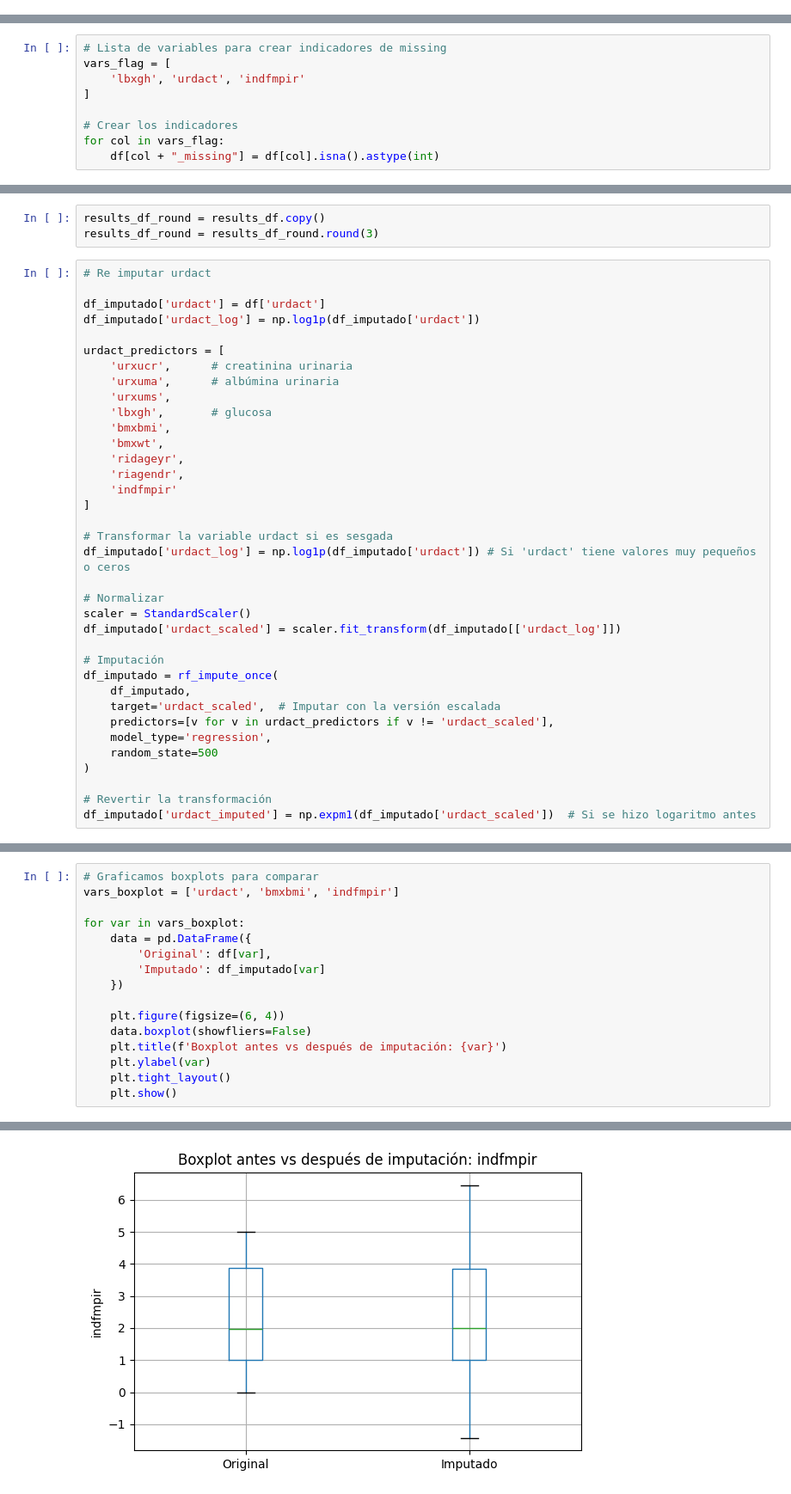
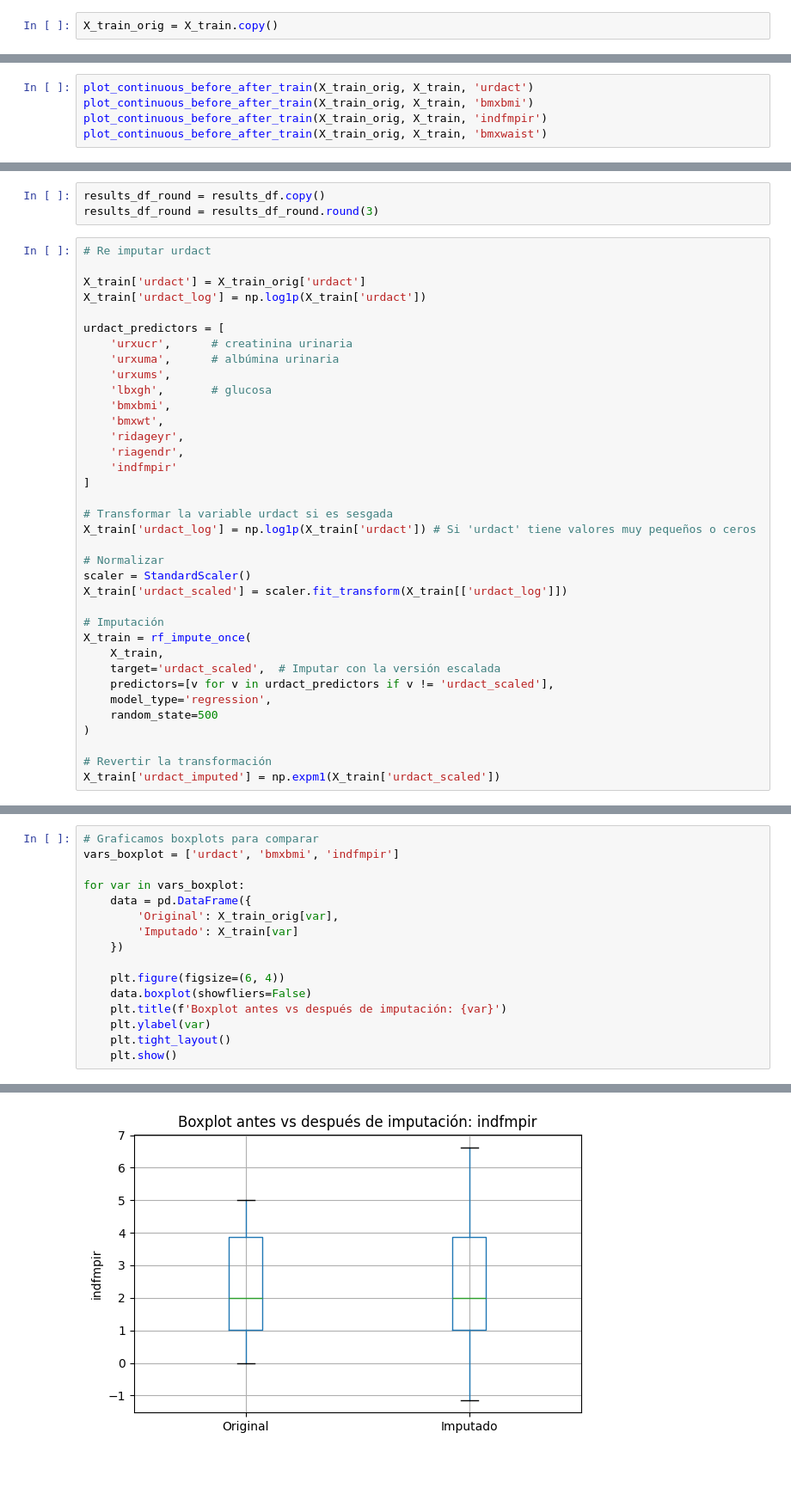
Before and after one commit to VeroMendozaI/TFM-m-todo-h-brido-para-predicci-n-de-enfermedades, a Jupyter notebook: analisis_completo.ipynb, the cells around one changed output, grey strips where cells are left out. Shown at 86% size. Saved outputs shown, nothing was run; the diff lists cells and outputs as text; blank space fills up the shorter version.

```diff
--- a/analisis_completo.ipynb
+++ b/analisis_completo.ipynb
@@ -513 +560,3 @@ for var in vars_missing_indicators:
+# %%
+X_train_orig = X_train.copy()
 # %%
@@ -609,12 +757,3 @@ plt.show()
-# %%
-# Lista de variables para crear indicadores de missing
-vars_flag = [
-    'lbxgh', 'urdact', 'indfmpir'
-]
-
-# Crear los indicadores
-for col in vars_flag:
-    df[col + "_missing"] = df[col].isna().astype(int)
 # %%
 # División de variables por categoría
 
@@ -864,0 +1087,5 @@ plot_continuous_before_after(df, df_imputado, 'wtmec2yr')
+# %%
+plot_continuous_before_after_train(X_train_orig, X_train, 'urdact')
+plot_continuous_before_after_train(X_train_orig, X_train, 'bmxbmi')
+plot_continuous_before_after_train(X_train_orig, X_train, 'indfmpir')
+plot_continuous_before_after_train(X_train_orig, X_train, 'bmxwaist')
@@ -989,8 +1216,8 @@ results_df_round = results_df_round.round(3)
 # %%
 # Re imputar urdact
 
-df_imputado['urdact'] = df['urdact']
-df_imputado['urdact_log'] = np.log1p(df_imputado['urdact'])
+X_train['urdact'] = X_train_orig['urdact']
+X_train['urdact_log'] = np.log1p(X_train['urdact'])
 
 urdact_predictors = [
     'urxucr',      # creatinina urinaria
@@ -1005,15 +1232,15 @@ urdact_predictors = [
 ]
 
 # Transformar la variable urdact si es sesgada
-df_imputado['urdact_log'] = np.log1p(df_imputado['urdact']) # Si 'urdact' tiene valores muy pequeños o ceros
+X_train['urdact_log'] = np.log1p(X_train['urdact']) # Si 'urdact' tiene valores muy pequeños o ceros
 
 # Normalizar
 scaler = StandardScaler()
-df_imputado['urdact_scaled'] = scaler.fit_transform(df_imputado[['urdact_log']])
+X_train['urdact_scaled'] = scaler.fit_transform(X_train[['urdact_log']])
 
 # Imputación
-df_imputado = rf_impute_once(
-    df_imputado,
+X_train = rf_impute_once(
+    X_train,
     target='urdact_scaled',  # Imputar con la versión escalada
     predictors=[v for v in urdact_predictors if v != 'urdact_scaled'],
     model_type='regression',
@@ -1021,4 +1248,4 @@ df_imputado = rf_impute_once(
 )
 
 # Revertir la transformación
-df_imputado['urdact_imputed'] = np.expm1(df_imputado['urdact_scaled'])  # Si se hizo logaritmo antes
+X_train['urdact_imputed'] = np.expm1(X_train['urdact_scaled'])
@@ -1038,8 +1255,8 @@ vars_boxplot = ['urdact', 'bmxbmi', 'indfmpir']
 
 for var in vars_boxplot:
     data = pd.DataFrame({
-        'Original': df[var],
-        'Imputado': df_imputado[var]
+        'Original': X_train_orig[var],
+        'Imputado': X_train[var]
     })
 
     plt.figure(figsize=(6, 4))
@@ -1054 +1271 @@ for var in vars_boxplot:
-[figure, old version]
+[figure, new version]
```
Also changed, not shown: parts of 84 cells of this notebook.
